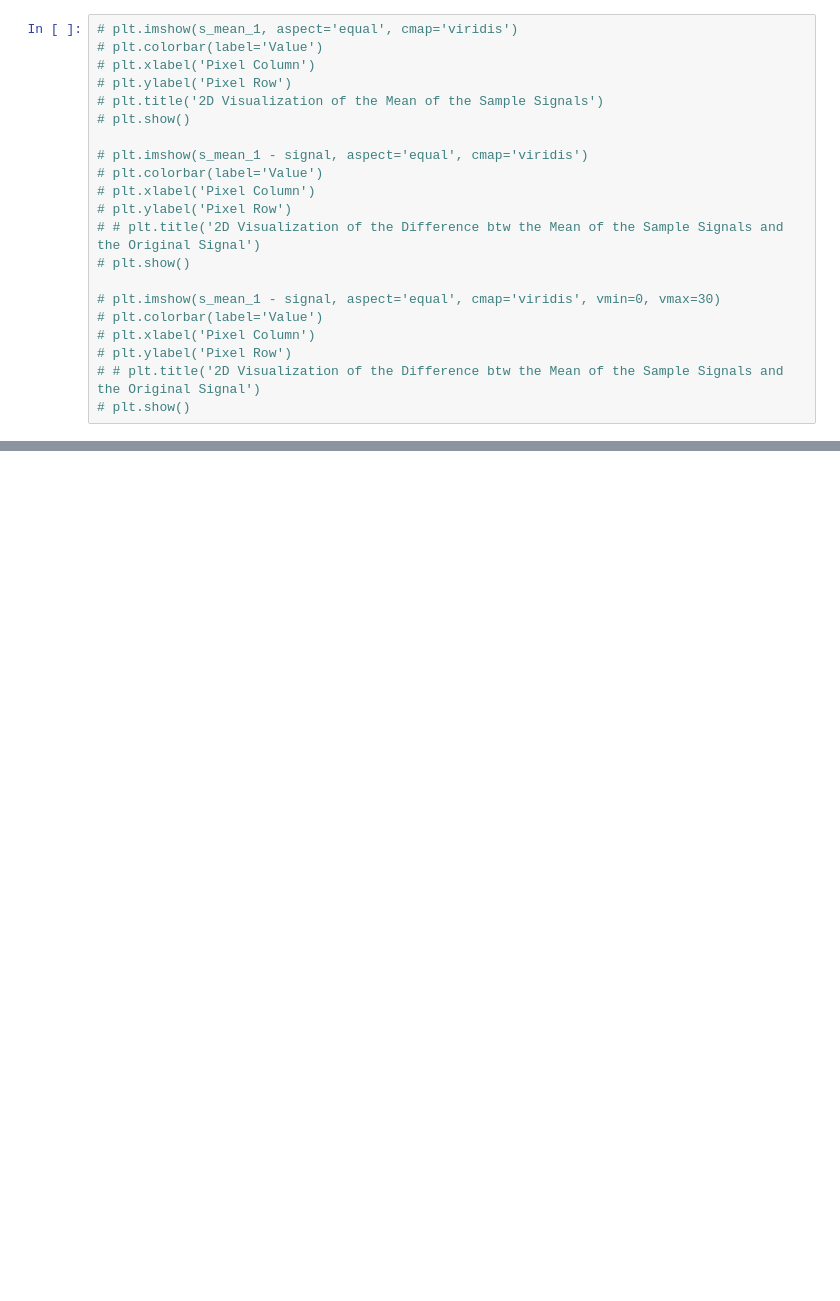
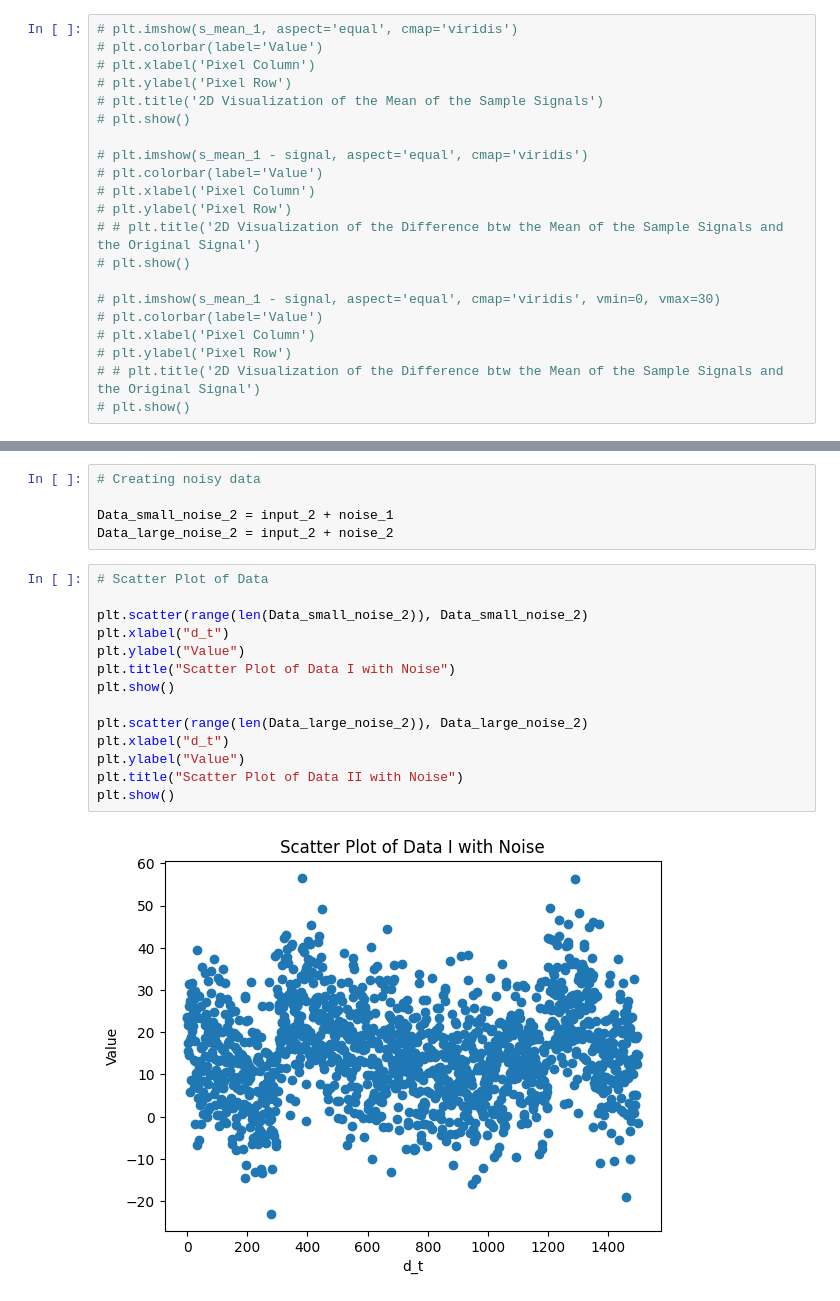
Before and after one commit to Rachel-0420/Toy-Model-for-Field-Level, a Jupyter notebook: moving_signals.ipynb, the cells around one changed output, grey strips where cells are left out. Saved outputs shown, nothing was run; the diff lists cells and outputs as text; blank space fills up the shorter version.

```diff
--- a/moving_signals.ipynb
+++ b/moving_signals.ipynb
@@ -265,0 +341,21 @@ plt.show()
+# %%
+# Creating noisy data
+
+Data_small_noise_2 = input_2 + noise_1
+Data_large_noise_2 = input_2 + noise_2
+# %%
+# Scatter Plot of Data
+
+plt.scatter(range(len(Data_small_noise_2)), Data_small_noise_2)
+plt.xlabel("d_t")
+plt.ylabel("Value")
+plt.title("Scatter Plot of Data I with Noise")
+plt.show()
+
+plt.scatter(range(len(Data_large_noise_2)), Data_large_noise_2)
+plt.xlabel("d_t")
+plt.ylabel("Value")
+plt.title("Scatter Plot of Data II with Noise")
+plt.show()
+# %% [output]
+[figure, added]
```
Also changed, not shown: parts of 26 cells of this notebook.
